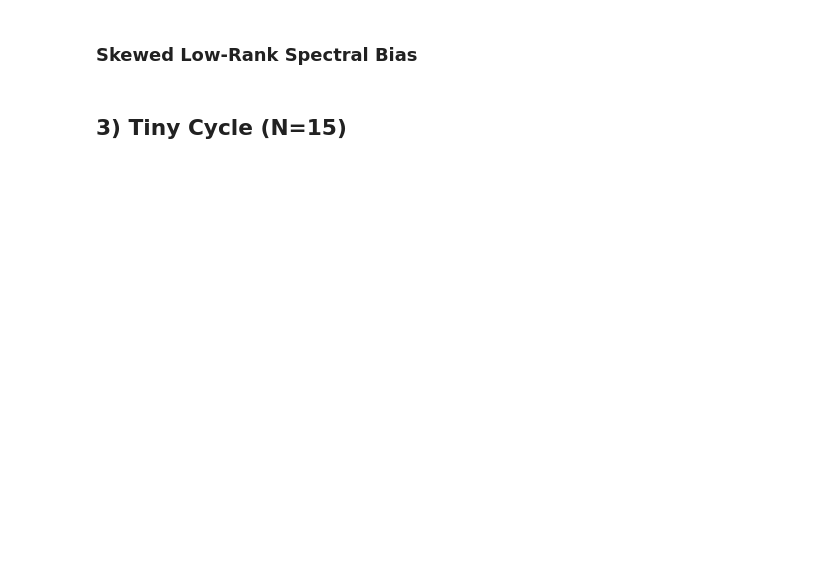
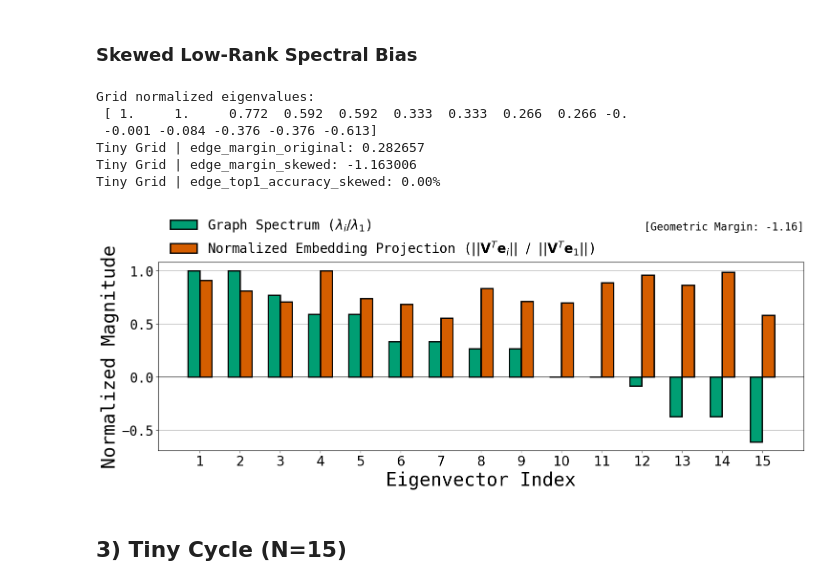
Before and after one commit to Shahriarnz14/Geometric_Memory, a Jupyter notebook: tiny_graphs_notebooks/experiment_notebooks_self_edges/tiny_associative.ipynb, the cells around one changed output. Drawn from its saved outputs; the diff is of its cells as text; code cells hidden in the pictures; blank space fills up the shorter version.

```diff
--- a/tiny_graphs_notebooks/experiment_notebooks_self_edges/tiny_associative.ipynb
+++ b/tiny_graphs_notebooks/experiment_notebooks_self_edges/tiny_associative.ipynb
@@ -454,34 +579,49 @@ grid_spectral_state = build_graph_spectral_state(
 # Spectral-bias constants for this block
 grid_spectral_drop_top_eigenvector = True
 grid_spectral_reorder_prefix = None
 grid_spectral_cutoff = None
 grid_spectral_figsize = (15.0, 6.0)
 grid_spectral_legend_anchor = (0.0, 1.3)
 
 grid_norm_eigenvalues, grid_norm_projections = compute_spectral_bias_from_state(
     embeddings=grid_node_embeddings,
     spectral_state=grid_spectral_state,
     drop_top_eigenvector=grid_spectral_drop_top_eigenvector,
     reorder_prefix=grid_spectral_reorder_prefix,
 )
 
 print("Grid normalized eigenvalues:\n", grid_norm_eigenvalues.round(3))
 
+# Compute margins for title
+grid_margin_original, grid_margin_geometric, grid_accuracy_skewed = compute_margin_and_accuracy(
+    grid_context.model,
+    grid_edge_list,
+    label="Tiny Grid",
+)
+
 plot_spectral_bias(
     norm_eigenvalues=grid_norm_eigenvalues,
     norm_projections=grid_norm_projections,
-    title="",
+    title=f"[Geometric Margin: {grid_margin_geometric:.2f}]",
     cutoff=grid_spectral_cutoff,
     figsize=grid_spectral_figsize,
     ylabel_fontsize=28,
     xlabel_fontsize=28,
     tick_fontsize=20,
     legend_fontsize=20,
     legend_anchor=grid_spectral_legend_anchor,
     save=False,
     filename=f"{grid_context.args.graph_type}_{grid_context.args.model_architecture_label}_eigen_projection",
     save_context=grid_context,
 );
+# %% [output]
+Grid normalized eigenvalues:
+ [ 1.     1.     0.772  0.592  0.592  0.333  0.333  0.266  0.266 -0.
+ -0.001 -0.084 -0.376 -0.376 -0.613]
+Tiny Grid | edge_margin_original: 0.282657
+Tiny Grid | edge_margin_skewed: -1.163006
+Tiny Grid | edge_top1_accuracy_skewed: 0.00%
+[figure, added]
 # %% [markdown]
 ## 3) Tiny Cycle (N=15)
 # %%
```
Also changed, not shown: parts of 31 cells of this notebook.
